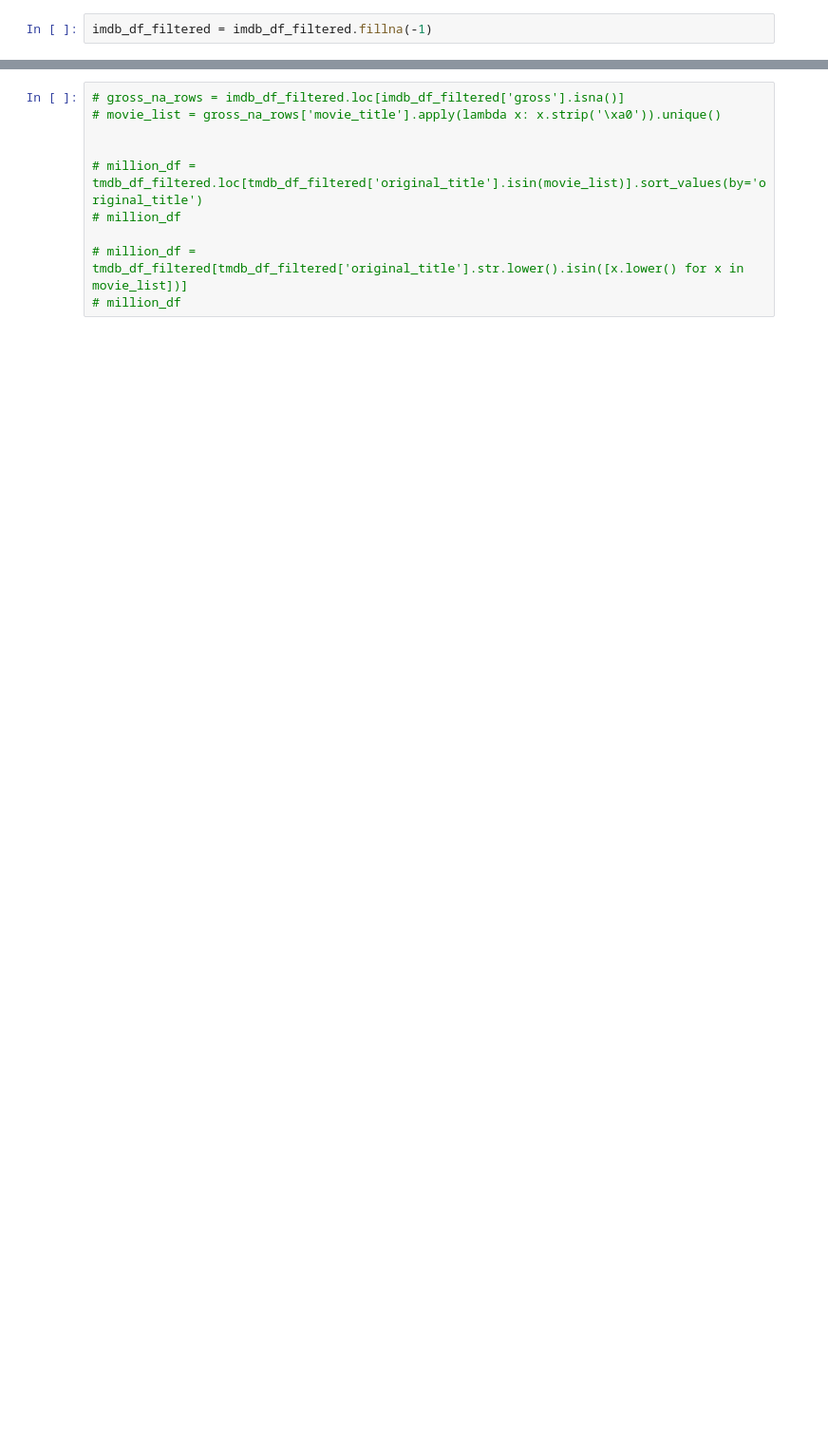
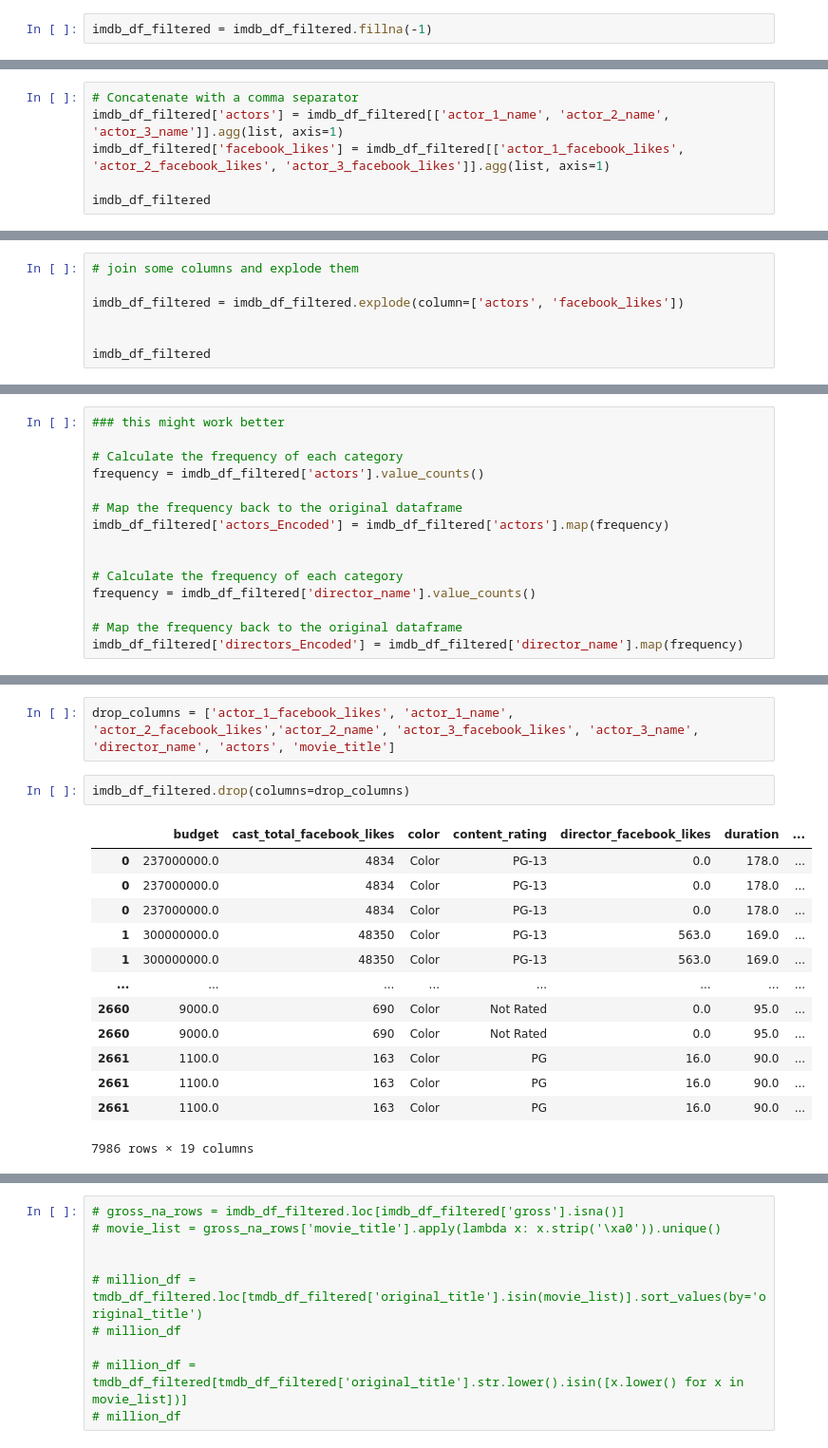
Before and after one commit to 36kp/module-16-project, a Jupyter notebook: src/imdb_analysis.ipynb, the cells around one changed output, grey strips where cells are left out. Shown: that part at 95% size. Cells and saved outputs as stored; diff of their text form; blank space fills up the shorter version.

```diff
--- a/src/imdb_analysis.ipynb
+++ b/src/imdb_analysis.ipynb
@@ -33,0 +121,6 @@ imdb_df_filtered.isna().sum()
+# %%
+# Concatenate with a comma separator
+imdb_df_filtered['actors'] = imdb_df_filtered[['actor_1_name', 'actor_2_name', 'actor_3_name']].agg(list, axis=1)
+imdb_df_filtered['facebook_likes'] = imdb_df_filtered[['actor_1_facebook_likes', 'actor_2_facebook_likes', 'actor_3_facebook_likes']].agg(list, axis=1)
+
+imdb_df_filtered
@@ -33,0 +141,7 @@ imdb_df_filtered.isna().sum()
+# %%
+# join some columns and explode them
+
+imdb_df_filtered = imdb_df_filtered.explode(column=['actors', 'facebook_likes'])
+
+
+imdb_df_filtered
@@ -33,0 +162,15 @@ imdb_df_filtered.isna().sum()
+# %%
+### this might work better
+
+# Calculate the frequency of each category
+frequency = imdb_df_filtered['actors'].value_counts()
+
+# Map the frequency back to the original dataframe
+imdb_df_filtered['actors_Encoded'] = imdb_df_filtered['actors'].map(frequency)
+
+
+# Calculate the frequency of each category
+frequency = imdb_df_filtered['director_name'].value_counts()
+
+# Map the frequency back to the original dataframe
+imdb_df_filtered['directors_Encoded'] = imdb_df_filtered['director_name'].map(frequency)
@@ -33,0 +183,18 @@ imdb_df_filtered.isna().sum()
+# %%
+drop_columns = ['actor_1_facebook_likes', 'actor_1_name', 'actor_2_facebook_likes','actor_2_name', 'actor_3_facebook_likes', 'actor_3_name', 'director_name', 'actors', 'movie_title']
+# %%
+imdb_df_filtered.drop(columns=drop_columns)
+# %% [output]
+|  | budget | cast_total_facebook_likes | color | content_rating | director_facebook_likes | duration | ... |
+| 0 | 237000000.0 | 4834 | Color | PG-13 | 0.0 | 178.0 | ... |
+| 0 | 237000000.0 | 4834 | Color | PG-13 | 0.0 | 178.0 | ... |
+| 0 | 237000000.0 | 4834 | Color | PG-13 | 0.0 | 178.0 | ... |
+| 1 | 300000000.0 | 48350 | Color | PG-13 | 563.0 | 169.0 | ... |
+| 1 | 300000000.0 | 48350 | Color | PG-13 | 563.0 | 169.0 | ... |
+| ... | ... | ... | ... | ... | ... | ... | ... |
+| 2660 | 9000.0 | 690 | Color | Not Rated | 0.0 | 95.0 | ... |
+| 2660 | 9000.0 | 690 | Color | Not Rated | 0.0 | 95.0 | ... |
+| 2661 | 1100.0 | 163 | Color | PG | 16.0 | 90.0 | ... |
+| 2661 | 1100.0 | 163 | Color | PG | 16.0 | 90.0 | ... |
+| 2661 | 1100.0 | 163 | Color | PG | 16.0 | 90.0 | ... |
+7986 rows × 19 columns
```
Also changed, not shown: parts of 29 cells of this notebook.
